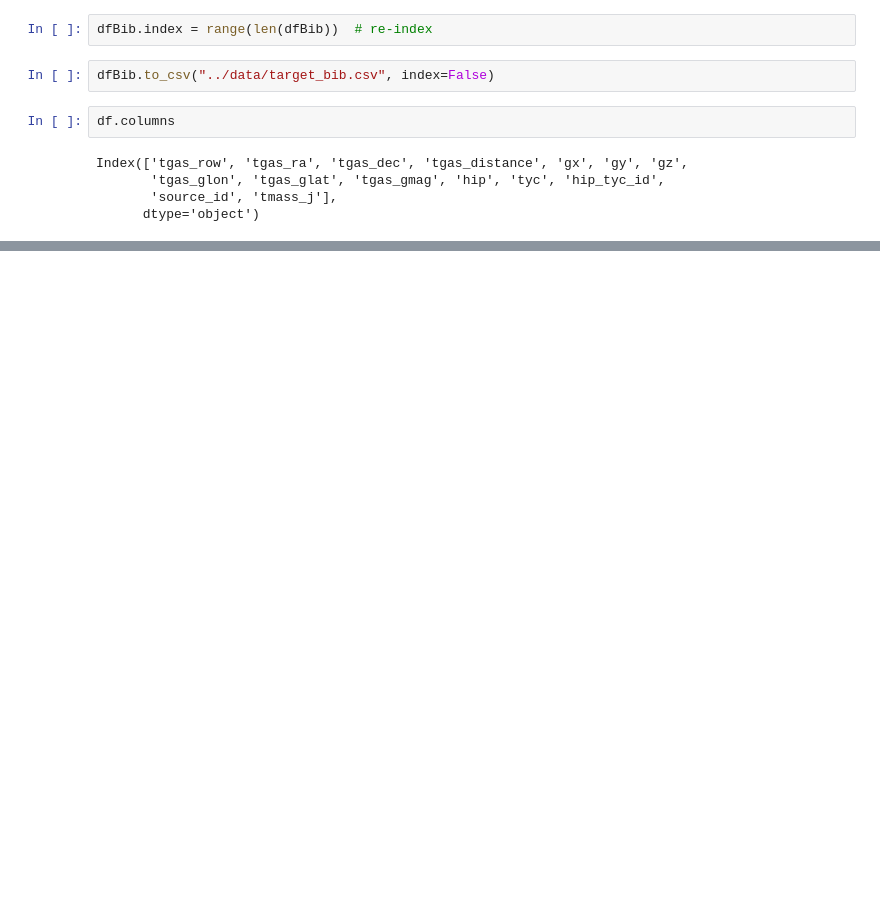
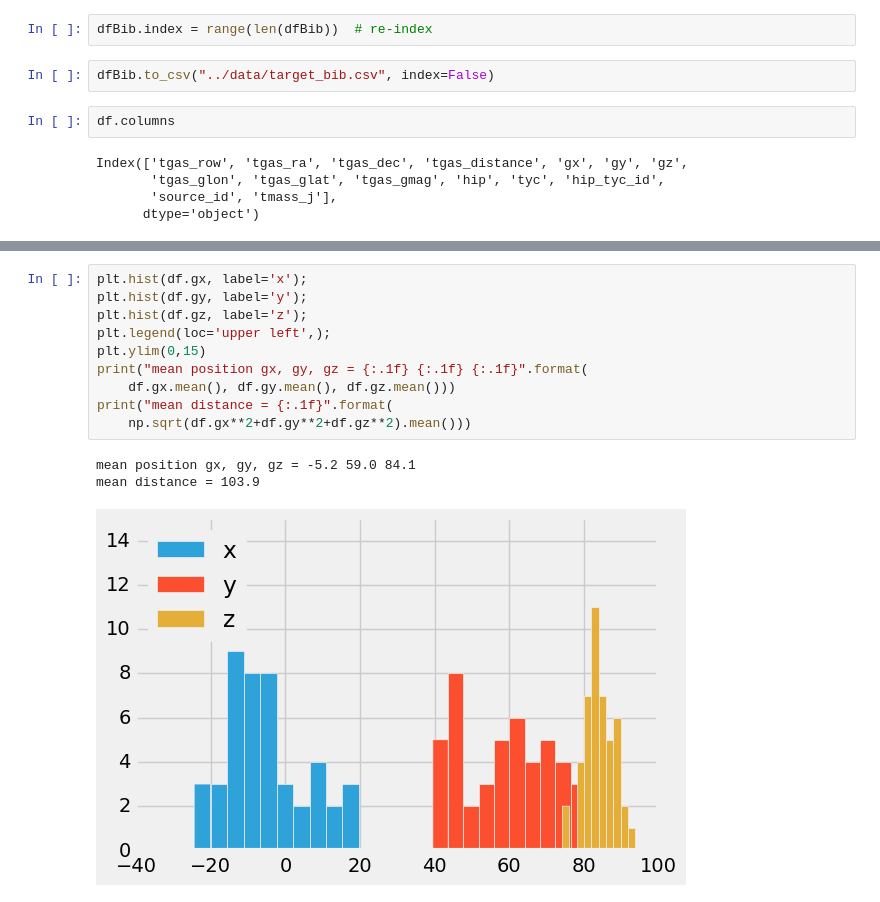
Before and after one commit to smoh/Group10, a Jupyter notebook: notebooks/Group 10 - Literature search.ipynb, the cells around one changed output, grey strips where cells are left out. Cells and saved outputs as stored; diff of their text form; blank space fills up the shorter version.

```diff
--- a/notebooks/Group 10 - Literature search.ipynb
+++ b/notebooks/Group 10 - Literature search.ipynb
@@ -202,0 +336,14 @@ table.Table({"title":dfBib[['hip_tyc_id', 'title']]}).show_in_browser()
+# %%
+plt.hist(df.gx, label='x');
+plt.hist(df.gy, label='y');
+plt.hist(df.gz, label='z');
+plt.legend(loc='upper left',);
+plt.ylim(0,15)
+print("mean position gx, gy, gz = {:.1f} {:.1f} {:.1f}".format(
+    df.gx.mean(), df.gy.mean(), df.gz.mean()))
+print("mean distance = {:.1f}".format(
+    np.sqrt(df.gx**2+df.gy**2+df.gz**2).mean()))
+# %% [output]
+mean position gx, gy, gz = -5.2 59.0 84.1
+mean distance = 103.9
+[figure, added]
```
Also changed, not shown: parts of 24 cells of this notebook, 1 other file.
